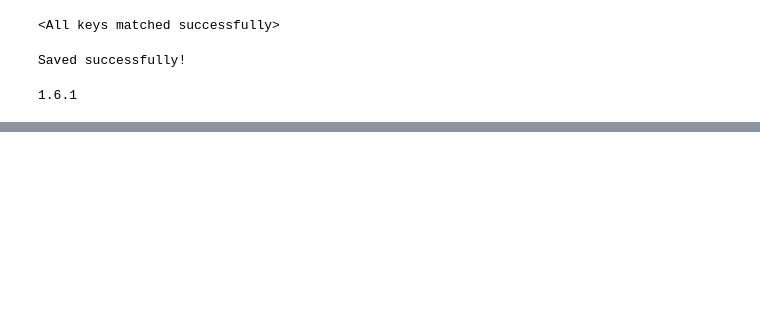
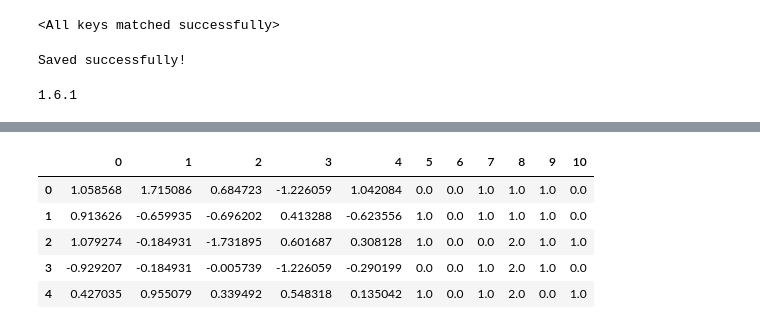
Before and after one commit to Asmitpremkumar16/Customer_Churn, a Jupyter notebook: Churn_Model.ipynb, the cells around one changed output, grey strips where cells are left out. Cells and saved outputs as stored; diff of their text form; code cells hidden in the pictures; blank space fills up the shorter version.

```diff
--- a/Churn_Model.ipynb
+++ b/Churn_Model.ipynb
@@ -360,0 +360,10 @@ print(sklearn.__version__)
+# %%
+d_10000= pd.DataFrame(X_train_processed)
+d_10000.head()
+# %% [output]
+|  | 0 | 1 | 2 | 3 | 4 | 5 | 6 | 7 | 8 | 9 | 10 |
+| 0 | 1.058568 | 1.715086 | 0.684723 | -1.226059 | 1.042084 | 0.0 | 0.0 | 1.0 | 1.0 | 1.0 | 0.0 |
+| 1 | 0.913626 | -0.659935 | -0.696202 | 0.413288 | -0.623556 | 1.0 | 0.0 | 1.0 | 1.0 | 1.0 | 0.0 |
+| 2 | 1.079274 | -0.184931 | -1.731895 | 0.601687 | 0.308128 | 1.0 | 0.0 | 0.0 | 2.0 | 1.0 | 1.0 |
+| 3 | -0.929207 | -0.184931 | -0.005739 | -1.226059 | -0.290199 | 0.0 | 0.0 | 1.0 | 2.0 | 1.0 | 0.0 |
+| 4 | 0.427035 | 0.955079 | 0.339492 | 0.548318 | 0.135042 | 1.0 | 0.0 | 1.0 | 2.0 | 0.0 | 1.0 |
```
Also changed, not shown: parts of 5 cells of this notebook.
